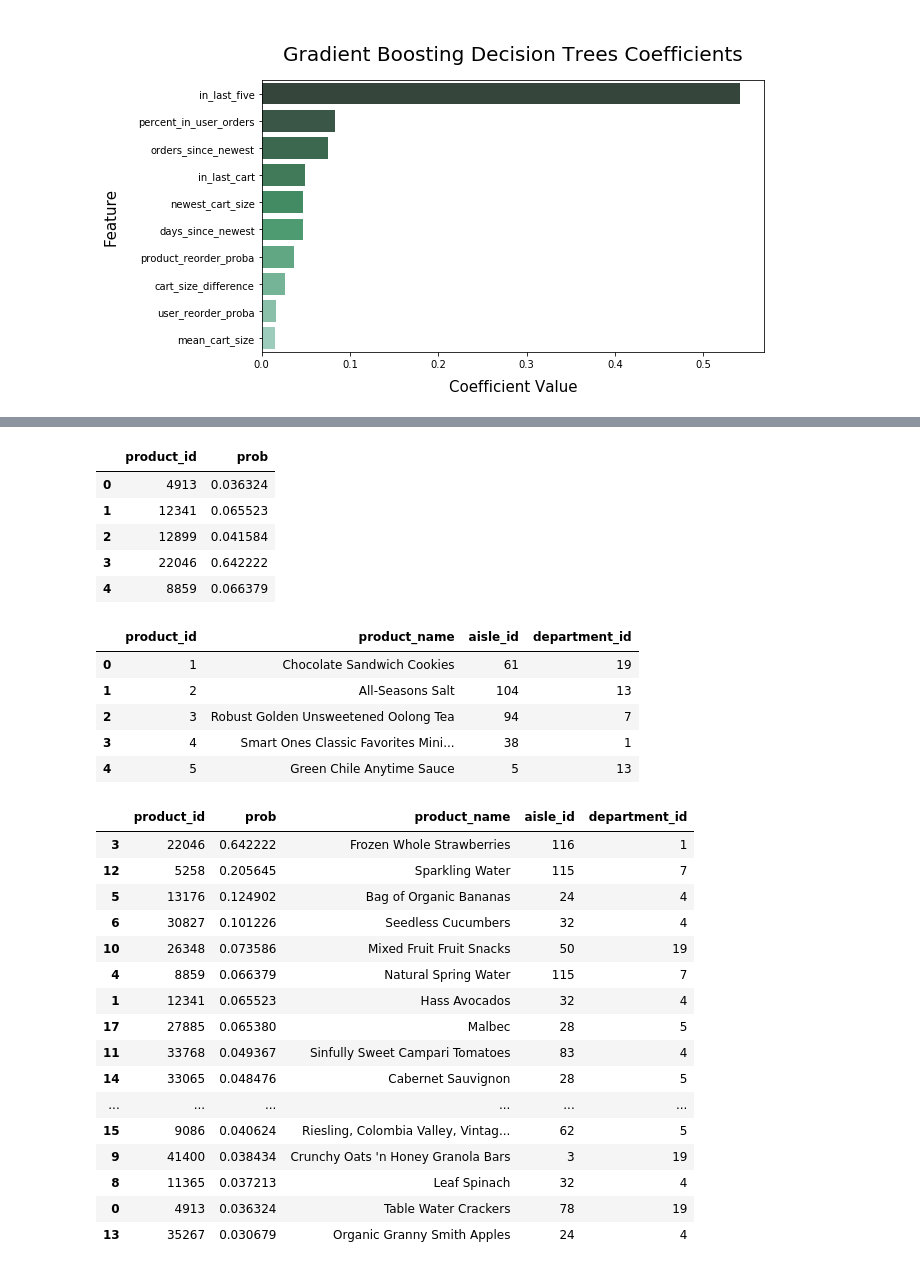
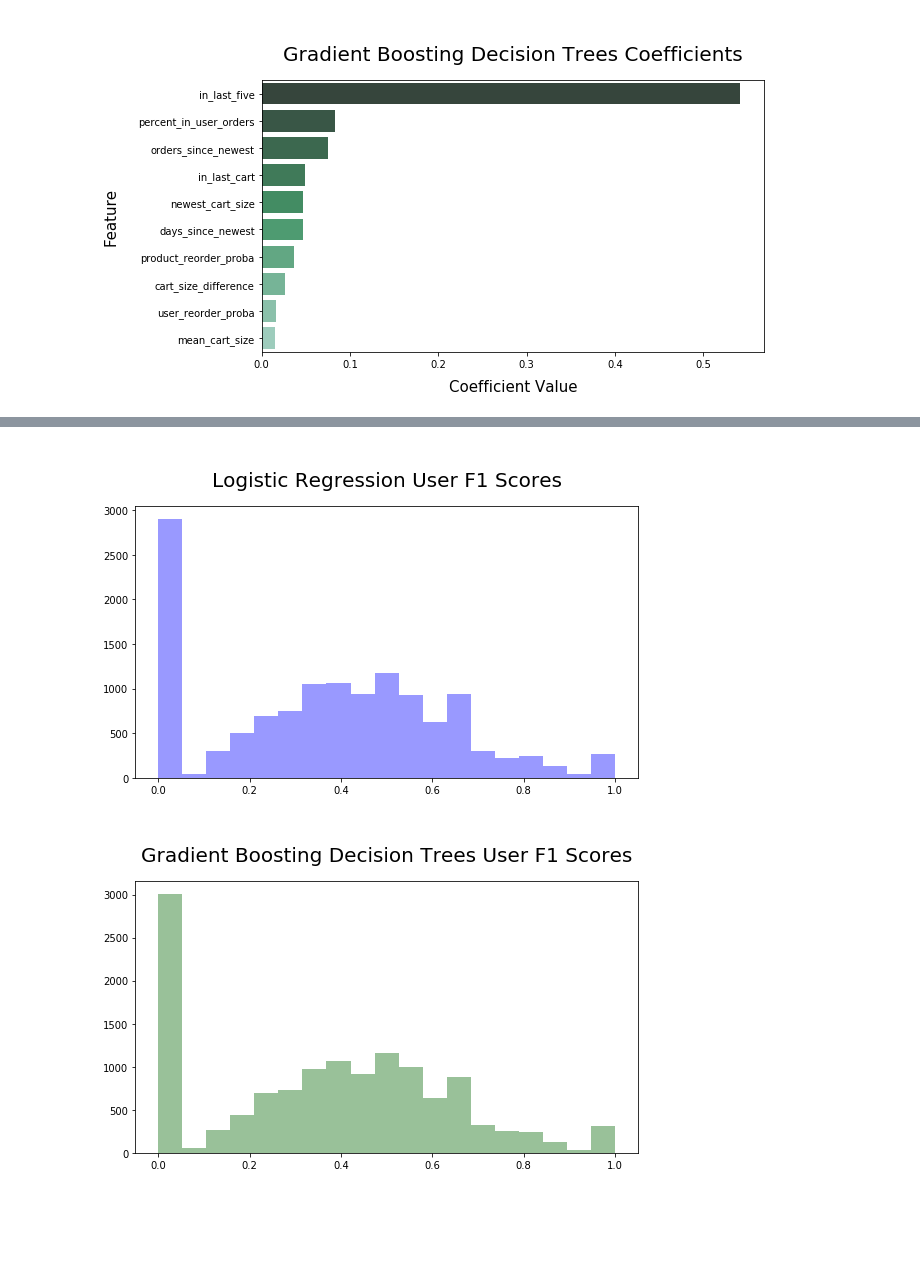
Before and after one commit to lwadya/kaggle_instacart, a Jupyter notebook: work/kaggle_instacart.ipynb, the cells around one changed output, grey strips where cells are left out. Cells and saved outputs as stored; diff of their text form; code cells hidden in the pictures; blank space fills up the shorter version.

```diff
--- a/work/kaggle_instacart.ipynb
+++ b/work/kaggle_instacart.ipynb
@@ -218,19 +191,0 @@ p_df = pd.DataFrame({'product_id':pid, 'prob':prob_list})
-# %%
-p_df.head()
-# %% [output]
-|  | product_id | prob |
-| 0 | 4913 | 0.036324 |
-| 1 | 12341 | 0.065523 |
-| 2 | 12899 | 0.041584 |
-| 3 | 22046 | 0.642222 |
-| 4 | 8859 | 0.066379 |
-# %%
-products_df = pd.read_csv('../data/common/products.csv')
-products_df.head()
-# %% [output]
-|  | product_id | product_name | aisle_id | department_id |
-| 0 | 1 | Chocolate Sandwich Cookies | 61 | 19 |
-| 1 | 2 | All-Seasons Salt | 104 | 13 |
-| 2 | 3 | Robust Golden Unsweetened Oolong Tea | 94 | 7 |
-| 3 | 4 | Smart Ones Classic Favorites Mini... | 38 | 1 |
-| 4 | 5 | Green Chile Anytime Sauce | 5 | 13 |
@@ -239,20 +192,11 @@ p_df = p_df.merge(products_df, how='left', on='product_id')
-# %%
-p_df.sort_values(by='prob', ascending=False)
-# %% [output]
-|  | product_id | prob | product_name | aisle_id | department_id |
-| 3 | 22046 | 0.642222 | Frozen Whole Strawberries | 116 | 1 |
-| 12 | 5258 | 0.205645 | Sparkling Water | 115 | 7 |
-| 5 | 13176 | 0.124902 | Bag of Organic Bananas | 24 | 4 |
-| 6 | 30827 | 0.101226 | Seedless Cucumbers | 32 | 4 |
-| 10 | 26348 | 0.073586 | Mixed Fruit Fruit Snacks | 50 | 19 |
-| 4 | 8859 | 0.066379 | Natural Spring Water | 115 | 7 |
-| 1 | 12341 | 0.065523 | Hass Avocados | 32 | 4 |
-| 17 | 27885 | 0.065380 | Malbec | 28 | 5 |
-| 11 | 33768 | 0.049367 | Sinfully Sweet Campari Tomatoes | 83 | 4 |
-| 14 | 33065 | 0.048476 | Cabernet Sauvignon | 28 | 5 |
-| ... | ... | ... | ... | ... | ... |
-| 15 | 9086 | 0.040624 | Riesling, Colombia Valley, Vintag... | 62 | 5 |
-| 9 | 41400 | 0.038434 | Crunchy Oats 'n Honey Granola Bars | 3 | 19 |
-| 8 | 11365 | 0.037213 | Leaf Spinach | 32 | 4 |
-| 0 | 4913 | 0.036324 | Table Water Crackers | 78 | 19 |
-| 13 | 35267 | 0.030679 | Organic Granny Smith Apples | 24 | 4 |
+# %%
+plt.figure(figsize=(9, 5))
+plt.title('\nLogistic Regression User F1 Scores', size=20, y=1.05)
+sns.distplot(lrm_f1, bins=np.linspace(0, 1, 20), kde=False, color='blue');
+
+plt.figure(figsize=(9, 5))
+plt.title('\nGradient Boosting Decision Trees User F1 Scores', size=20, y=1.05)
+sns.distplot(gbm_f1, bins=np.linspace(0, 1, 20), kde=False, color='darkgreen');
+# %% [output]
+[figure, added]
+[figure, added]
```
Also changed, not shown: parts of 11 cells of this notebook, 2 other files.
